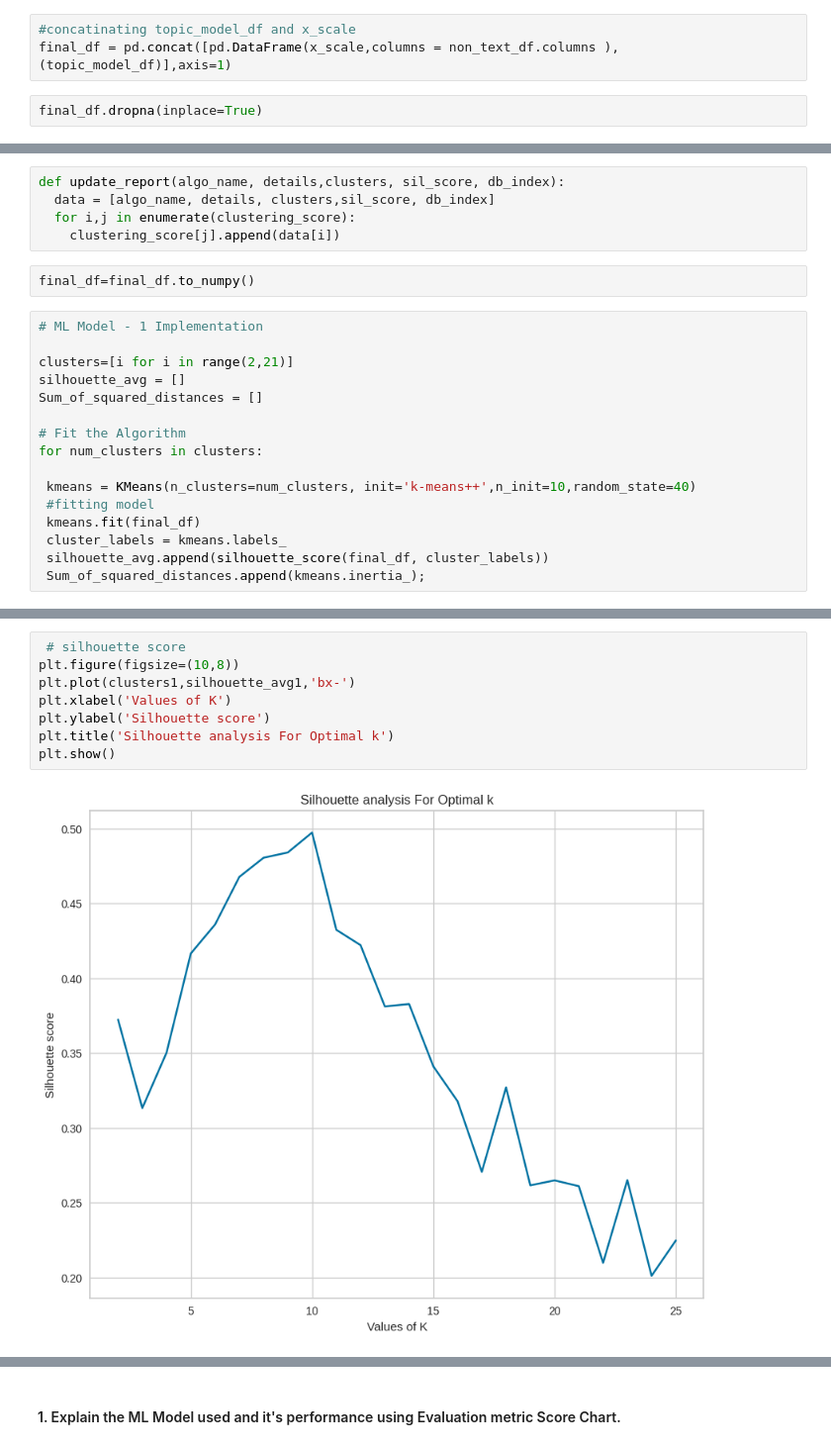
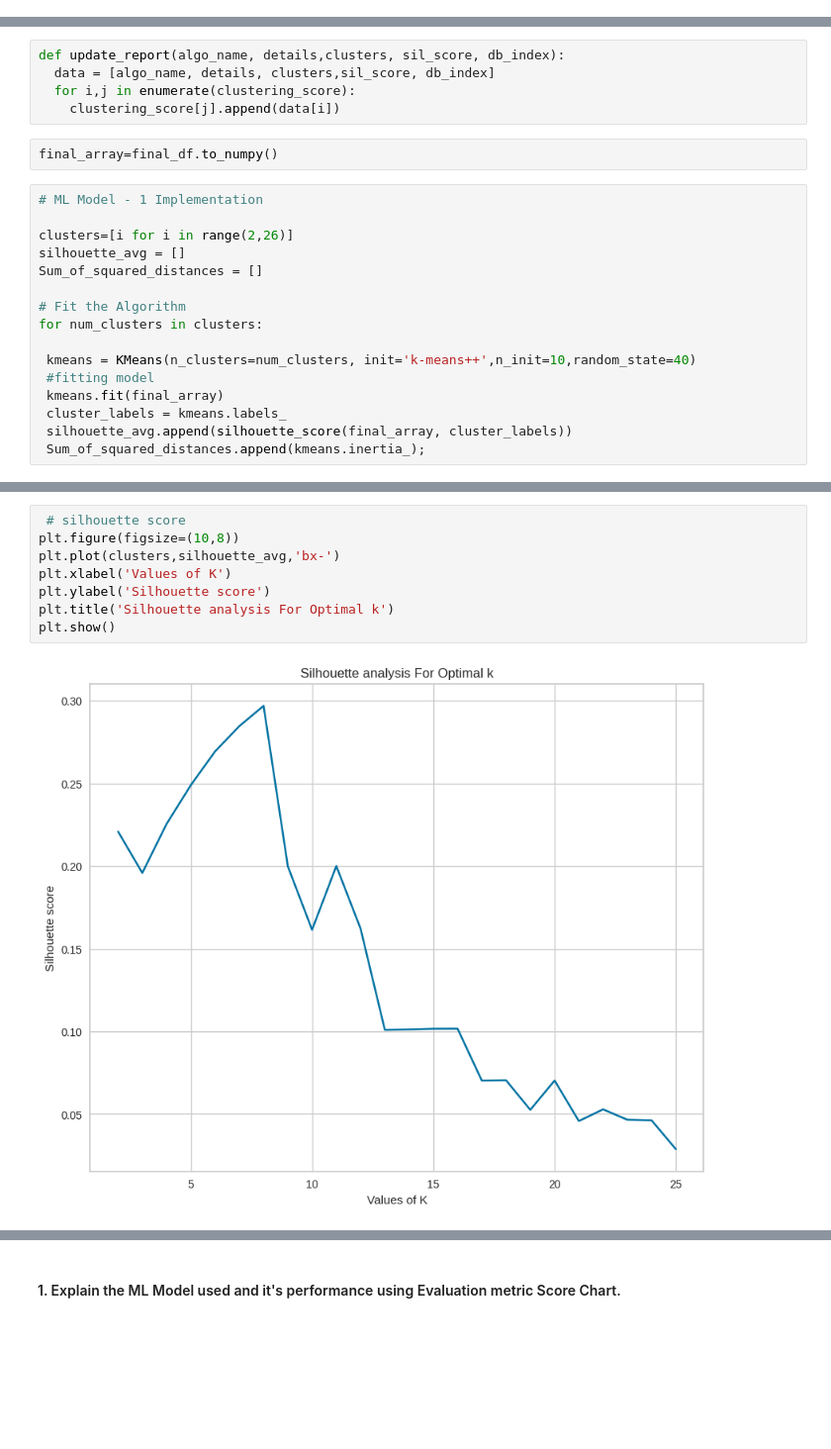
Before and after one commit to subhashsomarouthu/Netflix-Movies-and-TV-Shows-Clustering, a Jupyter notebook: Netflix_Movies_and_TV_Shows_Clustering.ipynb, the cells around one changed output, grey strips where cells are left out. Shown at 99% size. Cells and saved outputs as stored; diff of their text form; blank space fills up the shorter version.

```diff
--- a/Netflix_Movies_and_TV_Shows_Clustering.ipynb
+++ b/Netflix_Movies_and_TV_Shows_Clustering.ipynb
@@ -2207,5 +1908,0 @@ final_df2
-# %%
-#concatinating topic_model_df and x_scale
-final_df = pd.concat([pd.DataFrame(x_scale,columns = non_text_df.columns ),(topic_model_df)],axis=1)
-# %%
-final_df.dropna(inplace=True)
@@ -2260,11 +1940,11 @@ def update_report(algo_name, details,clusters, sil_score, db_index):
   for i,j in enumerate(clustering_score):
     clustering_score[j].append(data[i])
 # %%
-final_df=final_df.to_numpy()
+final_array=final_df.to_numpy()
 # %%
 # ML Model - 1 Implementation
 
-clusters=[i for i in range(2,21)]
+clusters=[i for i in range(2,26)]
 silhouette_avg = []
 Sum_of_squared_distances = []
 
@@ -2273,7 +1953,7 @@ for num_clusters in clusters:
 
  kmeans = KMeans(n_clusters=num_clusters, init='k-means++',n_init=10,random_state=40)
  #fitting model
- kmeans.fit(final_df)
+ kmeans.fit(final_array)
  cluster_labels = kmeans.labels_
- silhouette_avg.append(silhouette_score(final_df, cluster_labels))
+ silhouette_avg.append(silhouette_score(final_array, cluster_labels))
  Sum_of_squared_distances.append(kmeans.inertia_);
@@ -2298,10 +1960,10 @@ for num_clusters in clusters1:
 # %%
  # silhouette score
 plt.figure(figsize=(10,8))
-plt.plot(clusters1,silhouette_avg1,'bx-')
+plt.plot(clusters,silhouette_avg,'bx-')
 plt.xlabel('Values of K')
 plt.ylabel('Silhouette score')
 plt.title('Silhouette analysis For Optimal k')
 plt.show()
 # %% [output]
-[figure, old version]
+[figure, new version]
```
Also changed, not shown: parts of 193 cells of this notebook.
